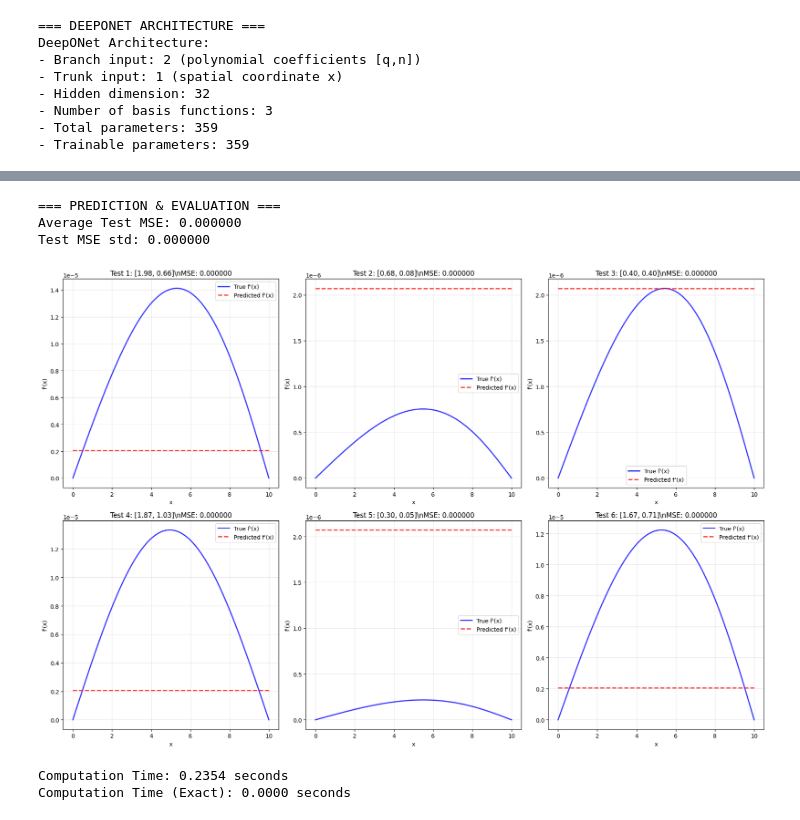
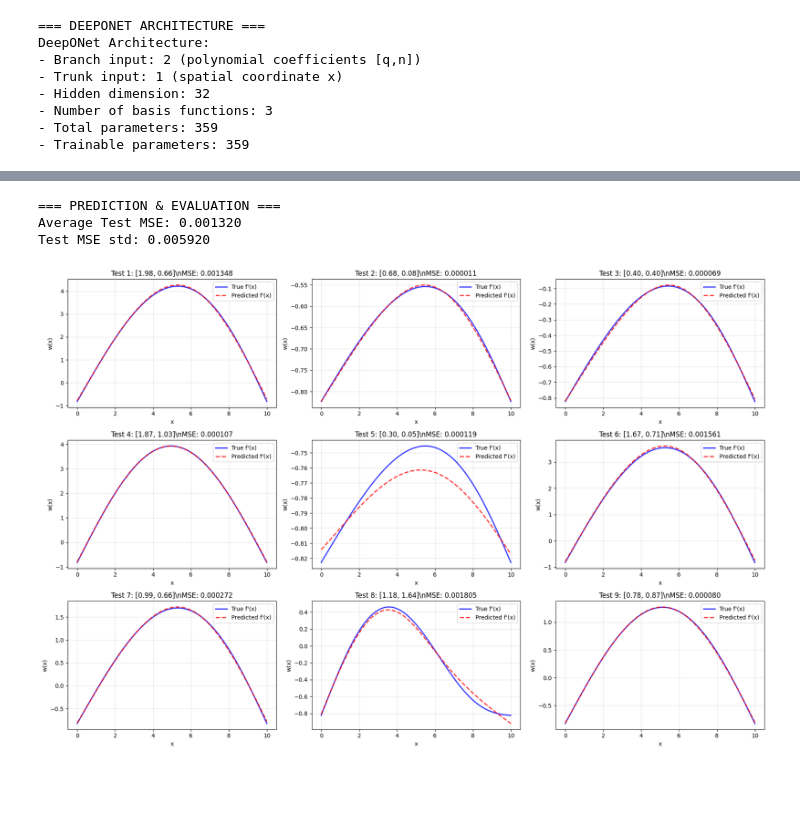
Before and after one commit to TheDataHokage/Scientific_Machine_Learning, a Jupyter notebook: Exam/problem_3/problem3B.ipynb, the cells around one changed output, grey strips where cells are left out. Cells and saved outputs as stored; diff of their text form; code cells hidden in the pictures; blank space fills up the shorter version.

```diff
--- a/Exam/problem_3/problem3B.ipynb
+++ b/Exam/problem_3/problem3B.ipynb
@@ -228,14 +232,19 @@ def setup_data_loaders(coeffs, x, waveforms, batch_size=128):
     train_coeffs = coeffs[:train_size]
     train_waveforms = waveforms[:train_size]
 
+    w_mean = train_waveforms.mean()     # usually ~0 for simply-supported beams
+    w_std  = train_waveforms.std()
+
+    train_waveforms = (train_waveforms - w_mean) / w_std
+
     val_coeffs = coeffs[train_size:train_size+val_size]
-    val_waveforms = waveforms[train_size:train_size+val_size]
+    val_waveforms = (waveforms[train_size:train_size+val_size] - w_mean) / w_std
 
     test_coeffs = coeffs[train_size+val_size:]
-    test_waveforms = waveforms[train_size+val_size:]
+    test_waveforms = (waveforms[train_size+val_size:] - w_mean) / w_std
 
     # Convert to tensors
-    x_tensor = torch.tensor(x, dtype=torch.float32).unsqueeze(1)
+    x_tensor = torch.tensor(x, dtype=torch.float32).unsqueeze(1) / L  # Normalize x to [0, 1]
 
     # Create datasets - expand x_tensor for each function
     train_x = x_tensor.unsqueeze(0).repeat(len(train_coeffs), 1, 1)
@@ -340,8 +349,10 @@ print(f"- Training batches: {len(train_loader)} (batch size: 128)")
 print(f"- Validation batches: {len(val_loader)}")
 print(f"- Test samples: {len(test_data[0])}")
 
-print("\\nStarting training...")
-train_losses, val_losses = train_deeponet(model, train_loader, val_loader, num_epochs=500, lr=0.01)
+print("\nStarting training...")
+start_train = time.time()
+train_losses, val_losses = train_deeponet(model, train_loader, val_loader, num_epochs=1200, lr=0.01)
+end_train = time.time()
 
 # Plot training curves
 plt.figure(figsize=(10, 6))
@@ -396,37 +408,37 @@ def evaluate_predictions(model, test_data, x):
     avg_test_mse = np.mean(test_errors)
     print(f"Average Test MSE: {avg_test_mse:.6f}")
     print(f"Test MSE std: {np.std(test_errors):.6f}")
 
     return predictions, test_errors
 
 print("\n=== PREDICTION & EVALUATION ===")
-predictions, test_errors = evaluate_predictions(model, test_data, x)
+predictions, test_errors = evaluate_predictions(model, test_data, x / L)
 test_coeffs, test_waveforms = test_data
 
 # Plot prediction results
-fig, axes = plt.subplots(2, 3, figsize=(18, 12))
+fig, axes = plt.subplots(3, 3, figsize=(18, 12))
 
 # Plot sample predictions
-for i in range(6):
+for i in range(9):
     ax = axes[i//3, i%3]
 
     ax.plot(x.cpu().numpy(), test_waveforms[i].cpu().numpy(), 'b-', linewidth=2, label='True f\'(x)', alpha=0.8)
     ax.plot(x.cpu().numpy(), predictions[i], 'r--', linewidth=2, label='Predicted f\'(x)', alpha=0.8)
 
     # Show coefficients and error
     coeffs_str = ', '.join([f'{c:.2f}' for c in test_coeffs[i]])
     error = test_errors[i]
     ax.set_title(f'Test {i+1}: [{coeffs_str}]\\nMSE: {error:.6f}')
     ax.legend()
     ax.grid(True, alpha=0.3)
     ax.set_xlabel('x')
-    ax.set_ylabel("f'(x)")
+    ax.set_ylabel("w(x)")
 
 plt.tight_layout()
 plt.savefig('prediction_results.png', dpi=150)
 plt.show()
 # %% [output]
 === PREDICTION & EVALUATION ===
-Average Test MSE: 0.000000
-Test MSE std: 0.000000
+Average Test MSE: 0.001320
+Test MSE std: 0.005920
-[figure, old version]
+[figure, new version]
@@ -437,6 +444,0 @@ end_exact = time.time()
-# %%
-print(f"Computation Time: {end_fd - start_fd:.4f} seconds")
-print(f"Computation Time (Exact): {end_exact - start_exact:.4f} seconds")
-# %% [output]
-Computation Time: 0.2354 seconds
-Computation Time (Exact): 0.0000 seconds
```
Also changed, not shown: parts of 8 cells of this notebook, 17 other files.
